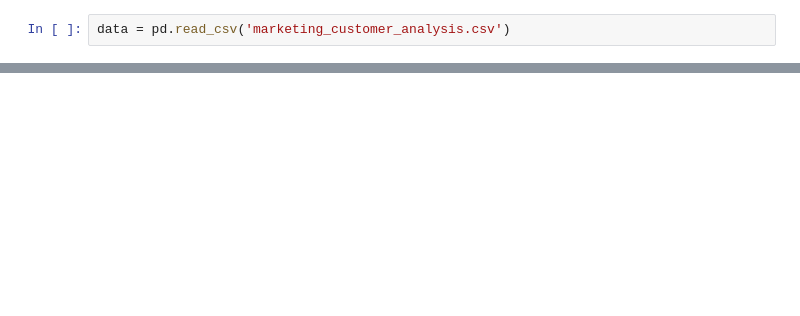
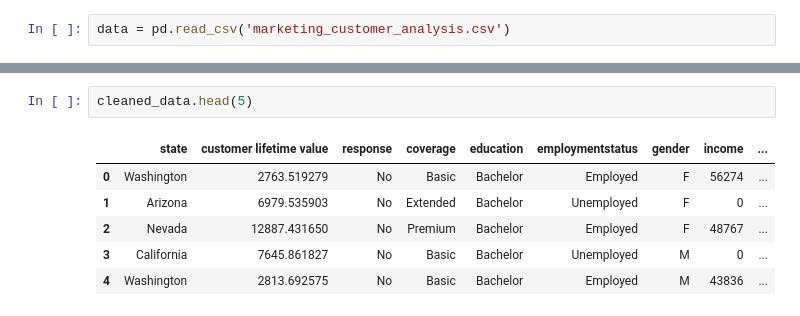
Before and after one commit to jw15667/lab-customer-analysis-round-5, a Jupyter notebook: files_for_lab/csv_files/Lab_CustomerAnalysisRound5.ipynb, the cells around one changed output, grey strips where cells are left out. Drawn from its saved outputs; the diff is of its cells as text; blank space fills up the shorter version.

```diff
--- a/files_for_lab/csv_files/Lab_CustomerAnalysisRound5.ipynb
+++ b/files_for_lab/csv_files/Lab_CustomerAnalysisRound5.ipynb
@@ -7,0 +43,9 @@ data = pd.read_csv('marketing_customer_analysis.csv')
+# %%
+cleaned_data.head(5)
+# %% [output]
+|  | state | customer lifetime value | response | coverage | education | employmentstatus | gender | income | ... |
+| 0 | Washington | 2763.519279 | No | Basic | Bachelor | Employed | F | 56274 | ... |
+| 1 | Arizona | 6979.535903 | No | Extended | Bachelor | Unemployed | F | 0 | ... |
+| 2 | Nevada | 12887.431650 | No | Premium | Bachelor | Employed | F | 48767 | ... |
+| 3 | California | 7645.861827 | No | Basic | Bachelor | Unemployed | M | 0 | ... |
+| 4 | Washington | 2813.692575 | No | Basic | Bachelor | Employed | M | 43836 | ... |
```
Also changed, not shown: parts of 54 cells of this notebook.
